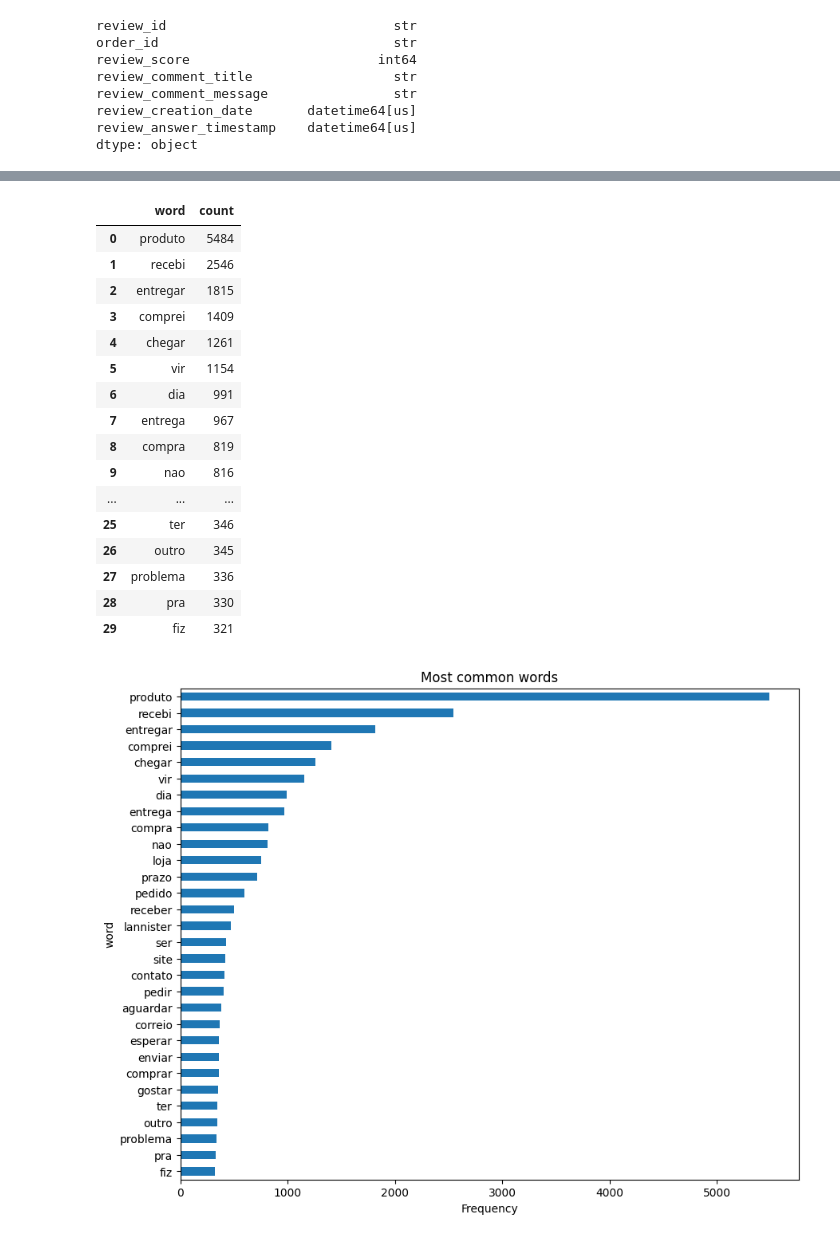
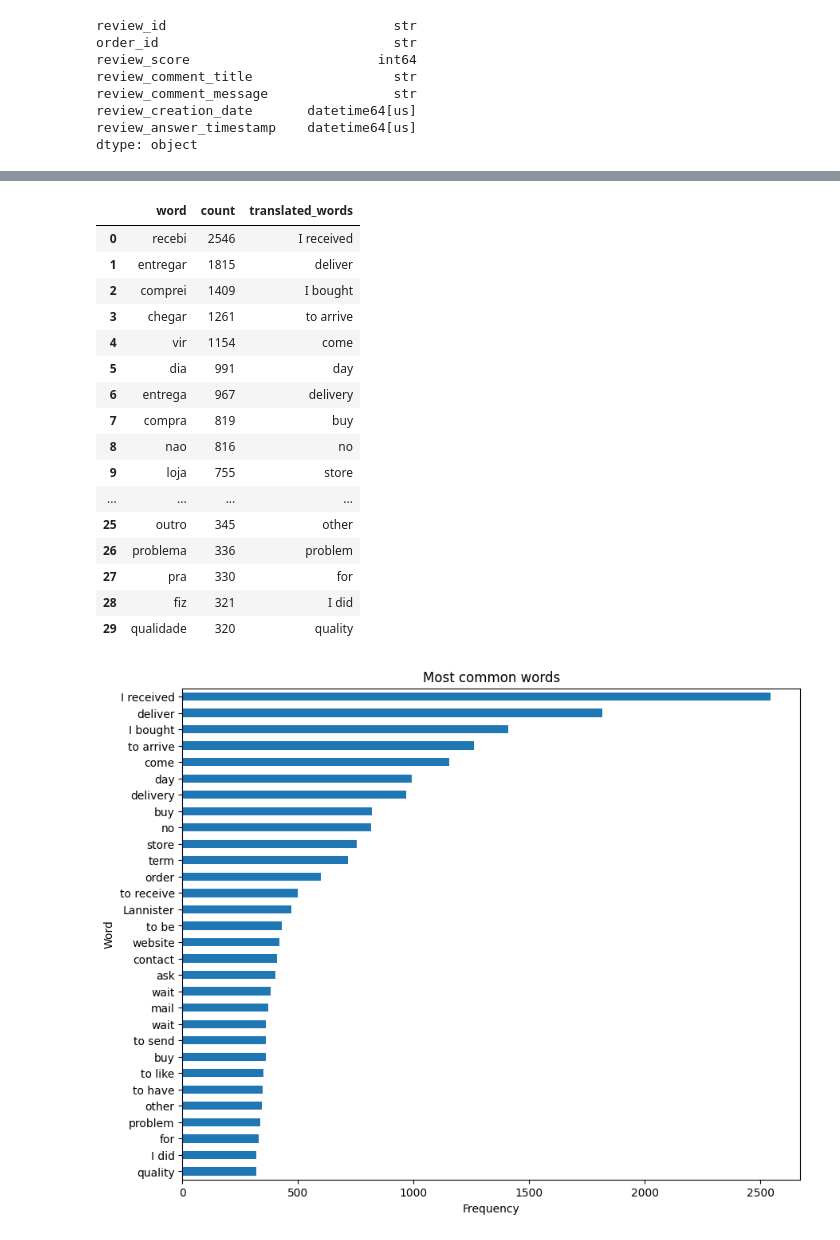
Before and after one commit to FinnMax/olist-python-eda, a Jupyter notebook: notebooks/03-01_NLP_analysis.ipynb, the cells around one changed output, grey strips where cells are left out. Drawn from its saved outputs; the diff is of its cells as text; code cells hidden in the pictures.

```diff
--- a/notebooks/03-01_NLP_analysis.ipynb
+++ b/notebooks/03-01_NLP_analysis.ipynb
@@ -8,8 +8,10 @@ import re
 
 from collections import Counter
 from sklearn.feature_extraction.text import CountVectorizer
+from deep_translator import GoogleTranslator
 
 import spacy
+translator = GoogleTranslator(source="pt", target="en")
 # %%
 data_path = Path("../data/processed")
 
@@ -131,6 +138,10 @@ nlp = spacy.load(
     "pt_core_news_sm",
     disable=["ner", "parser"]
 )
+# %%
+custom_stopwords = {
+    "produto"
+}
 # %%
 def preprocess(text):
     doc = nlp(text)
@@ -138,7 +149,7 @@ def preprocess(text):
     words = []
 
     for token in doc:
-        if token.is_alpha and not token.is_stop:
+        if token.is_alpha and not token.is_stop and token.lemma_ not in custom_stopwords:
             words.append(token.lemma_)
 
     return " ".join(words)
@@ -183,35 +190,38 @@ top_word_counts_pd = pd.DataFrame(
     columns=["word", "count"]
 )
 
+top_word_counts_pd["translated_words"] = top_word_counts_pd["word"].apply(translator.translate)
+
 display(top_word_counts_pd)
 # %% [output]
-|  | word | count |
-| 0 | produto | 5484 |
-| 1 | recebi | 2546 |
-| 2 | entregar | 1815 |
-| 3 | comprei | 1409 |
-| 4 | chegar | 1261 |
-| 5 | vir | 1154 |
-| 6 | dia | 991 |
-| 7 | entrega | 967 |
-| 8 | compra | 819 |
-| 9 | nao | 816 |
-| ... | ... | ... |
-| 25 | ter | 346 |
-| 26 | outro | 345 |
-| 27 | problema | 336 |
-| 28 | pra | 330 |
-| 29 | fiz | 321 |
+|  | word | count | translated_words |
+| 0 | recebi | 2546 | I received |
+| 1 | entregar | 1815 | deliver |
+| 2 | comprei | 1409 | I bought |
+| 3 | chegar | 1261 | to arrive |
+| 4 | vir | 1154 | come |
+| 5 | dia | 991 | day |
+| 6 | entrega | 967 | delivery |
+| 7 | compra | 819 | buy |
+| 8 | nao | 816 | no |
+| 9 | loja | 755 | store |
+| ... | ... | ... | ... |
+| 25 | outro | 345 | other |
+| 26 | problema | 336 | problem |
+| 27 | pra | 330 | for |
+| 28 | fiz | 321 | I did |
+| 29 | qualidade | 320 | quality |
 # %%
 top_word_counts_pd.sort_values("count").plot.barh(
-    x="word",
+    x="translated_words",
     y="count",
     legend=False,
     figsize=(10, 8)
 )
 
 plt.xlabel("Frequency")
+plt.ylabel("Word")
 plt.title("Most common words")
 plt.show()
 # %% [output]
-[figure, old version]
+[figure, new version]
```
Also changed, not shown: parts of 12 cells of this notebook, 2 other files.
